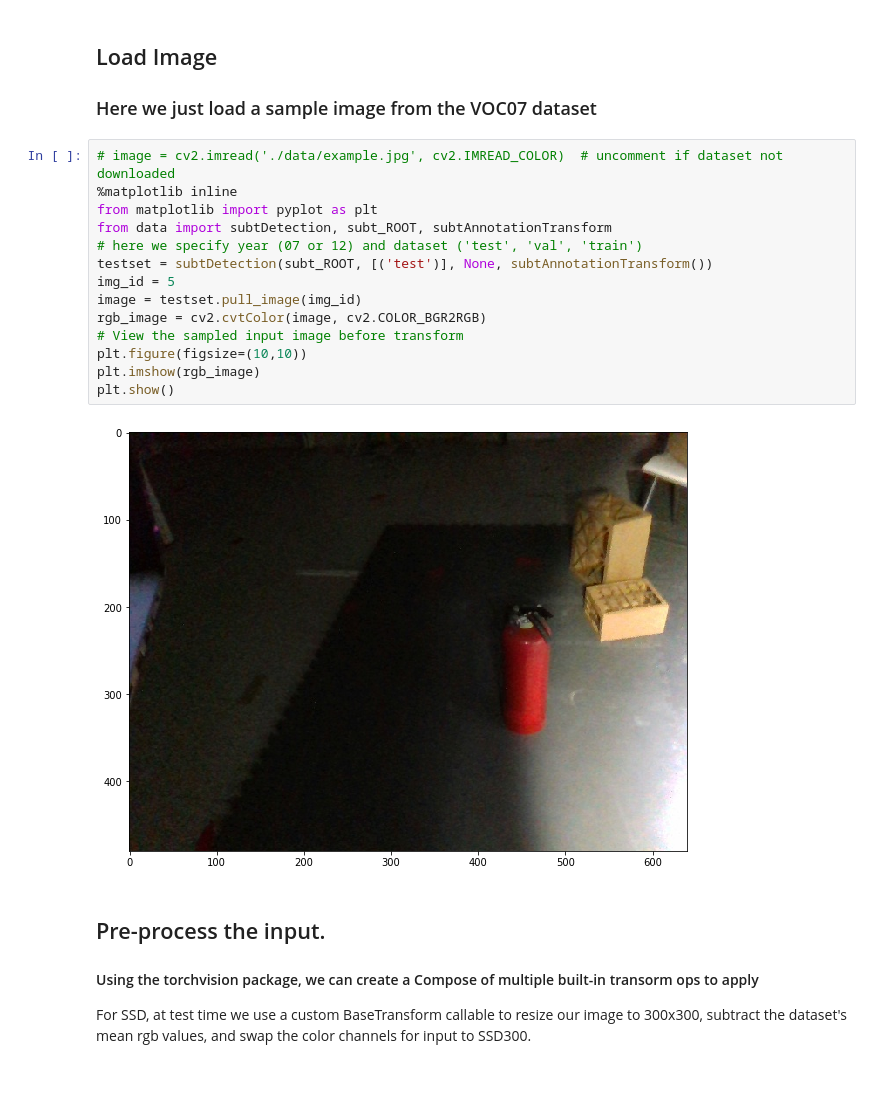
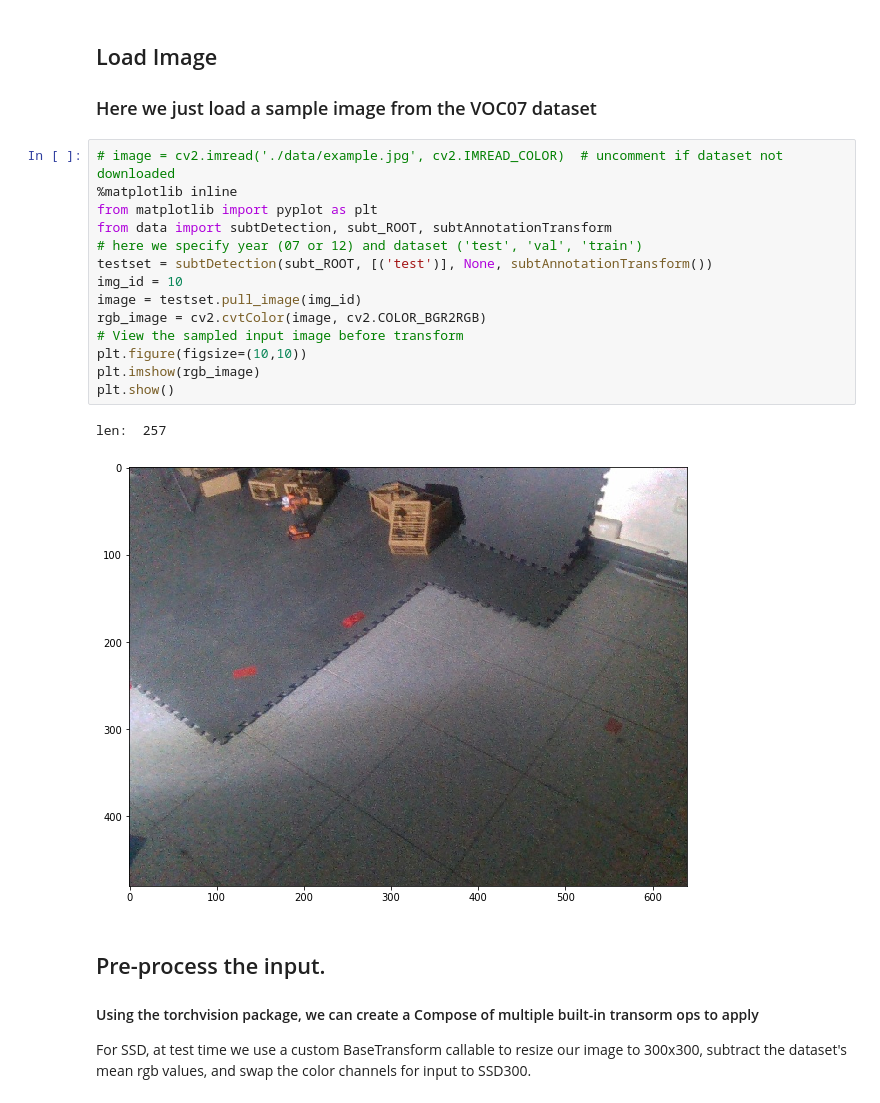
Before and after one commit to AndySer37/subt_arti_searching, a Jupyter notebook: ssd/demo/subt_demo.ipynb, the cells around one changed output. Cells and saved outputs as stored; diff of their text form.

```diff
--- a/ssd/demo/subt_demo.ipynb
+++ b/ssd/demo/subt_demo.ipynb
@@ -37,19 +37,20 @@ Finished!
 # %%
 # image = cv2.imread('./data/example.jpg', cv2.IMREAD_COLOR)  # uncomment if dataset not downloaded
 %matplotlib inline
 from matplotlib import pyplot as plt
 from data import subtDetection, subt_ROOT, subtAnnotationTransform
 # here we specify year (07 or 12) and dataset ('test', 'val', 'train')
 testset = subtDetection(subt_ROOT, [('test')], None, subtAnnotationTransform())
-img_id = 5
+img_id = 10
 image = testset.pull_image(img_id)
 rgb_image = cv2.cvtColor(image, cv2.COLOR_BGR2RGB)
 # View the sampled input image before transform
 plt.figure(figsize=(10,10))
 plt.imshow(rgb_image)
 plt.show()
 # %% [output]
+len:  257
-[figure, old version]
+[figure, new version]
 # %% [markdown]
 ## Pre-process the input.
 #### Using the torchvision package, we can create a Compose of multiple built-in transorm ops to apply
```
Also changed, not shown: parts of 3 cells of this notebook, 23 other files.
